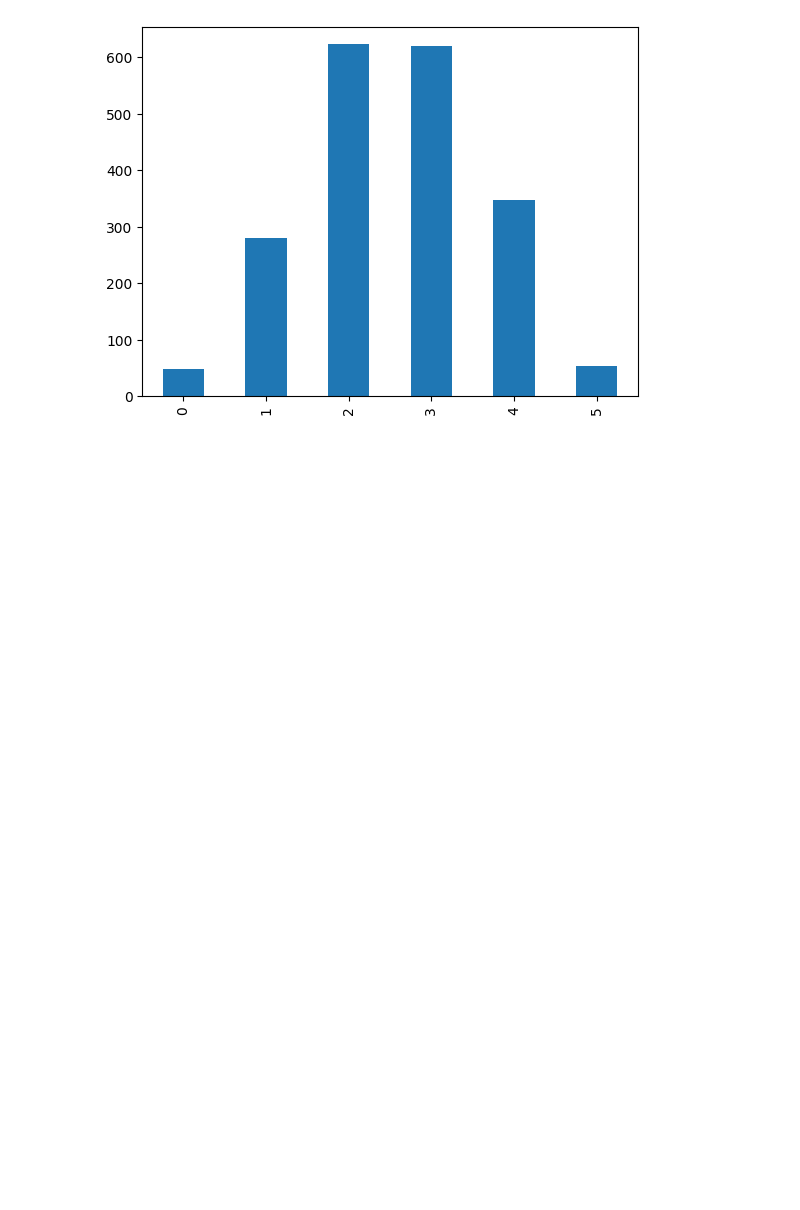
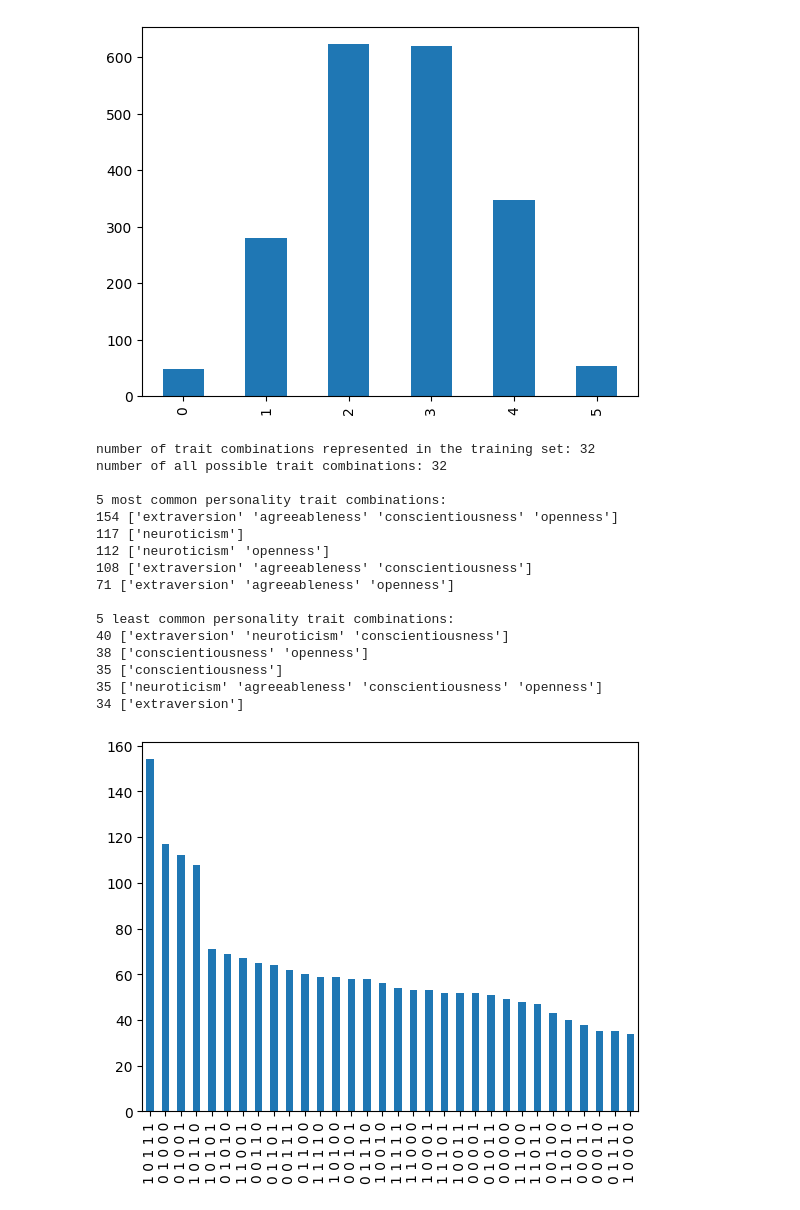
Before and after one commit to 5rovic/tar-project, a Jupyter notebook: code/data_visualization.ipynb, the cells around one changed output. Drawn from its saved outputs; the diff is of its cells as text; code cells hidden in the pictures; blank space fills up the shorter version.

Commit message:
added another graph to data visualization

```diff
--- a/code/data_visualization.ipynb
+++ b/code/data_visualization.ipynb
@@ -19,3 +10,9 @@ traits = {'cEXT': 'extraversion',
           'cCON': 'conscientiousness',
           'cOPN': 'openness'
           }
+# %%
+mapping = {'y': 1, 'n': 0}
+
+df[['cEXT','cNEU','cAGR','cCON','cOPN']] = df[['cEXT','cNEU','cAGR','cCON','cOPN']].replace(mapping)
+
+df.head()
@@ -22,6 +26,3 @@ traits = {'cEXT': 'extraversion',
 # %%
 X = df['TEXT']
 y = df.iloc[:, 2:]
-
-for label in y.columns:
-  y[label] = y[label].map({'y': 1, 'n': 0})
@@ -103,3 +94,45 @@ ax = how_many_traits.plot.bar()
 5     54
 dtype: int64
 [figure]
+# %%
+# KOLIKO SU CESTE ODREDJENE KOMBINACIJE TRAITOVA
+
+merged_label = y_train[y_train.columns[:]].astype(str).apply(" ".join, axis=1)
+
+trait_combo_frequency = merged_label.value_counts()
+print("number of trait combinations represented in the training set:", len(trait_combo_frequency))
+print("number of all possible trait combinations:", 2**5)
+
+traits_array = np.array(list(traits.values()))
+
+print()
+print("5 most common personality trait combinations:")
+for i, v in trait_combo_frequency.iloc[:5].items():
+  mask = np.array([int(t) for t in i.split()], dtype=bool)
+  print(v, traits_array[mask])
+
+print()
+print("5 least common personality trait combinations:")
+for i, v in trait_combo_frequency.iloc[-5:].items():
+  mask = np.array([int(t) for t in i.split()], dtype=bool)
+  print(v, traits_array[mask])
+
+ax = trait_combo_frequency.plot.bar()
+# %% [output]
+number of trait combinations represented in the training set: 32
+number of all possible trait combinations: 32
+
+5 most common personality trait combinations:
+154 ['extraversion' 'agreeableness' 'conscientiousness' 'openness']
+117 ['neuroticism']
+112 ['neuroticism' 'openness']
+108 ['extraversion' 'agreeableness' 'conscientiousness']
+71 ['extraversion' 'agreeableness' 'openness']
+
+5 least common personality trait combinations:
+40 ['extraversion' 'neuroticism' 'conscientiousness']
+38 ['conscientiousness' 'openness']
+35 ['conscientiousness']
+35 ['neuroticism' 'agreeableness' 'conscientiousness' 'openness']
+34 ['extraversion']
+[figure, added]
```
Also changed, not shown: parts of 3 cells of this notebook.
